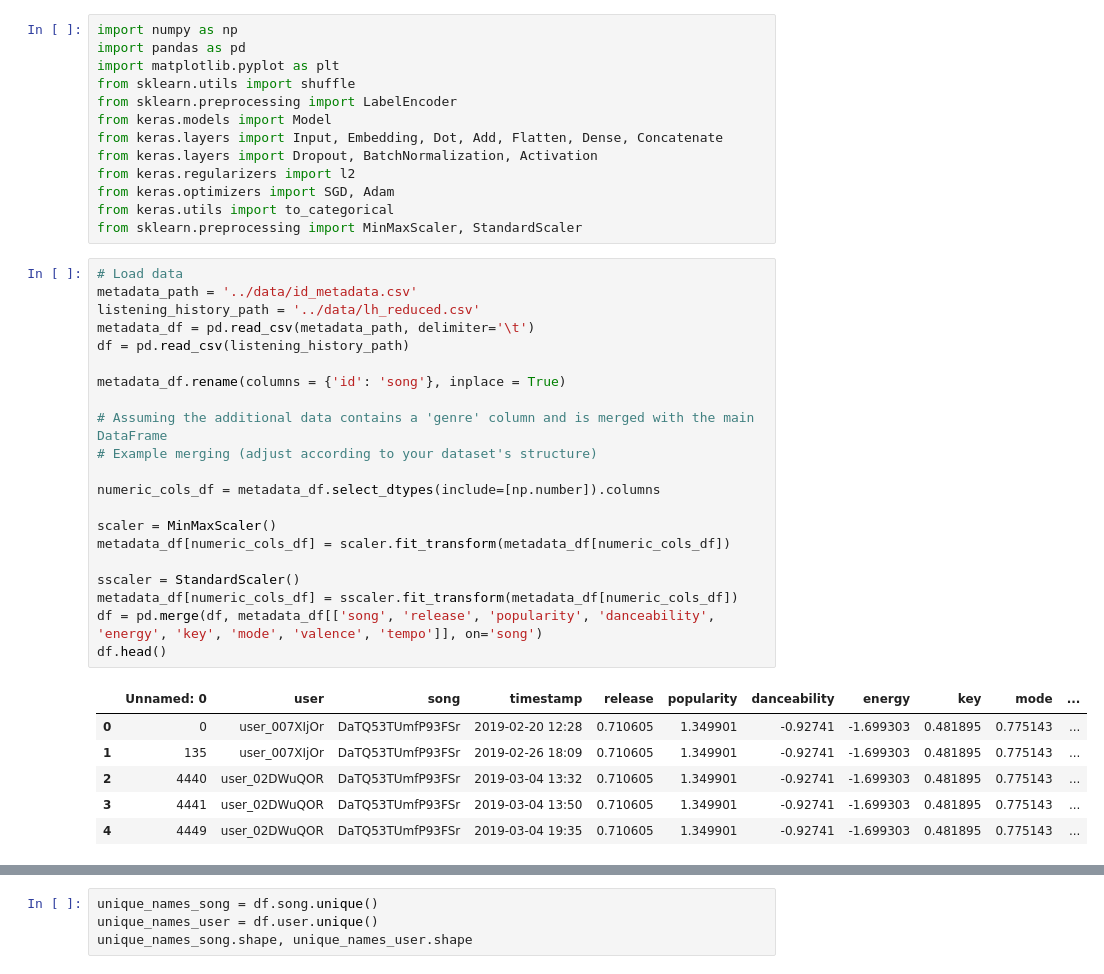
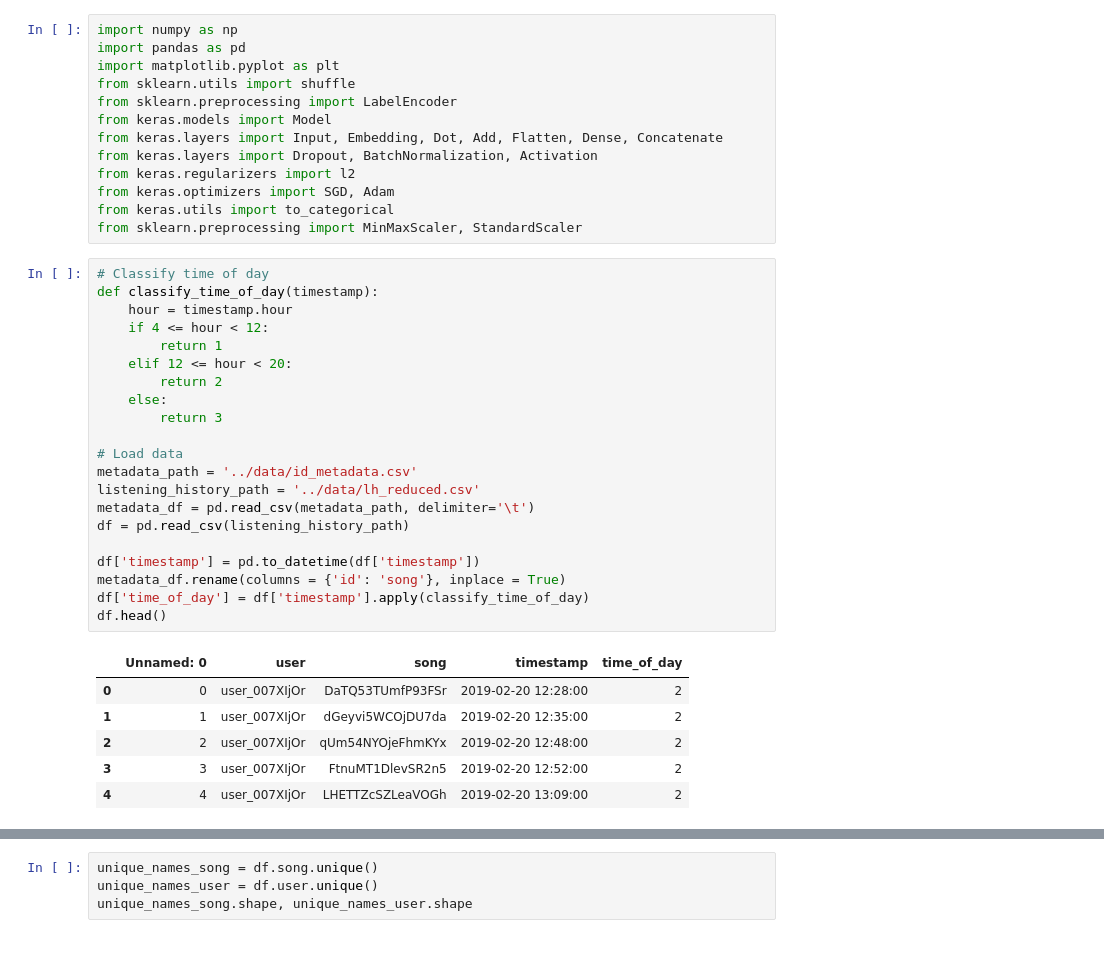
Before and after one commit to FIIT-MSc-projects/2023-Kolek-Musical_context-aware_recommendation_using_neural_networks, a Jupyter notebook: src/Recommendation_system_songs.ipynb, the cells around one changed output, grey strips where cells are left out. Saved outputs shown, nothing was run; the diff lists cells and outputs as text.

```diff
--- a/src/Recommendation_system_songs.ipynb
+++ b/src/Recommendation_system_songs.ipynb
@@ -12,30 +12,30 @@ from keras.optimizers import SGD, Adam
 from keras.utils import to_categorical
 from sklearn.preprocessing import MinMaxScaler, StandardScaler
 # %%
+# Classify time of day
+def classify_time_of_day(timestamp):
+    hour = timestamp.hour
+    if 4 <= hour < 12:
+        return 1
+    elif 12 <= hour < 20:
+        return 2
+    else:
+        return 3
+
 # Load data
 metadata_path = '../data/id_metadata.csv'
 listening_history_path = '../data/lh_reduced.csv'
 metadata_df = pd.read_csv(metadata_path, delimiter='\t')
 df = pd.read_csv(listening_history_path)
 
+df['timestamp'] = pd.to_datetime(df['timestamp'])
 metadata_df.rename(columns = {'id': 'song'}, inplace = True)
-
-# Assuming the additional data contains a 'genre' column and is merged with the main DataFrame
-# Example merging (adjust according to your dataset's structure)
-
-numeric_cols_df = metadata_df.select_dtypes(include=[np.number]).columns
-
-scaler = MinMaxScaler()
-metadata_df[numeric_cols_df] = scaler.fit_transform(metadata_df[numeric_cols_df])
-
-sscaler = StandardScaler()
-metadata_df[numeric_cols_df] = sscaler.fit_transform(metadata_df[numeric_cols_df])
-df = pd.merge(df, metadata_df[['song', 'release', 'popularity', 'danceability', 'energy', 'key', 'mode', 'valence', 'tempo']], on='song')
+df['time_of_day'] = df['timestamp'].apply(classify_time_of_day)
 df.head()
 # %% [output]
-|  | Unnamed: 0 | user | song | timestamp | release | popularity | danceability | energy | key | mode | ... |
-| 0 | 0 | user_007XIjOr | DaTQ53TUmfP93FSr | 2019-02-20 12:28 | 0.710605 | 1.349901 | -0.92741 | -1.699303 | 0.481895 | 0.775143 | ... |
-| 1 | 135 | user_007XIjOr | DaTQ53TUmfP93FSr | 2019-02-26 18:09 | 0.710605 | 1.349901 | -0.92741 | -1.699303 | 0.481895 | 0.775143 | ... |
-| 2 | 4440 | user_02DWuQOR | DaTQ53TUmfP93FSr | 2019-03-04 13:32 | 0.710605 | 1.349901 | -0.92741 | -1.699303 | 0.481895 | 0.775143 | ... |
-| 3 | 4441 | user_02DWuQOR | DaTQ53TUmfP93FSr | 2019-03-04 13:50 | 0.710605 | 1.349901 | -0.92741 | -1.699303 | 0.481895 | 0.775143 | ... |
-| 4 | 4449 | user_02DWuQOR | DaTQ53TUmfP93FSr | 2019-03-04 19:35 | 0.710605 | 1.349901 | -0.92741 | -1.699303 | 0.481895 | 0.775143 | ... |
+|  | Unnamed: 0 | user | song | timestamp | time_of_day |
+| 0 | 0 | user_007XIjOr | DaTQ53TUmfP93FSr | 2019-02-20 12:28:00 | 2 |
+| 1 | 1 | user_007XIjOr | dGeyvi5WCOjDU7da | 2019-02-20 12:35:00 | 2 |
+| 2 | 2 | user_007XIjOr | qUm54NYOjeFhmKYx | 2019-02-20 12:48:00 | 2 |
+| 3 | 3 | user_007XIjOr | FtnuMT1DlevSR2n5 | 2019-02-20 12:52:00 | 2 |
+| 4 | 4 | user_007XIjOr | LHETTZcSZLeaVOGh | 2019-02-20 13:09:00 | 2 |
```
Also changed, not shown: parts of 22 cells of this notebook, 21 other files.
